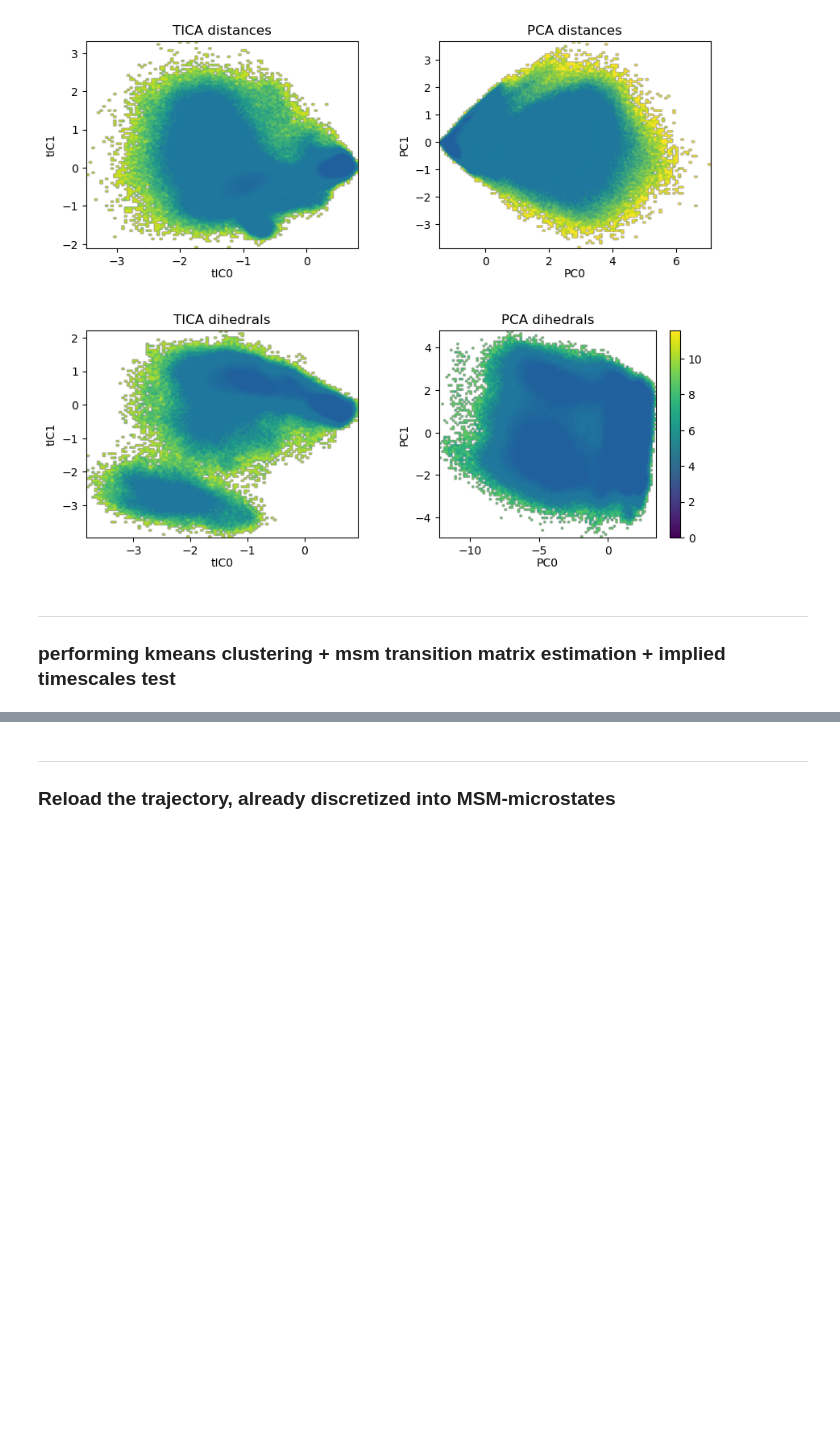
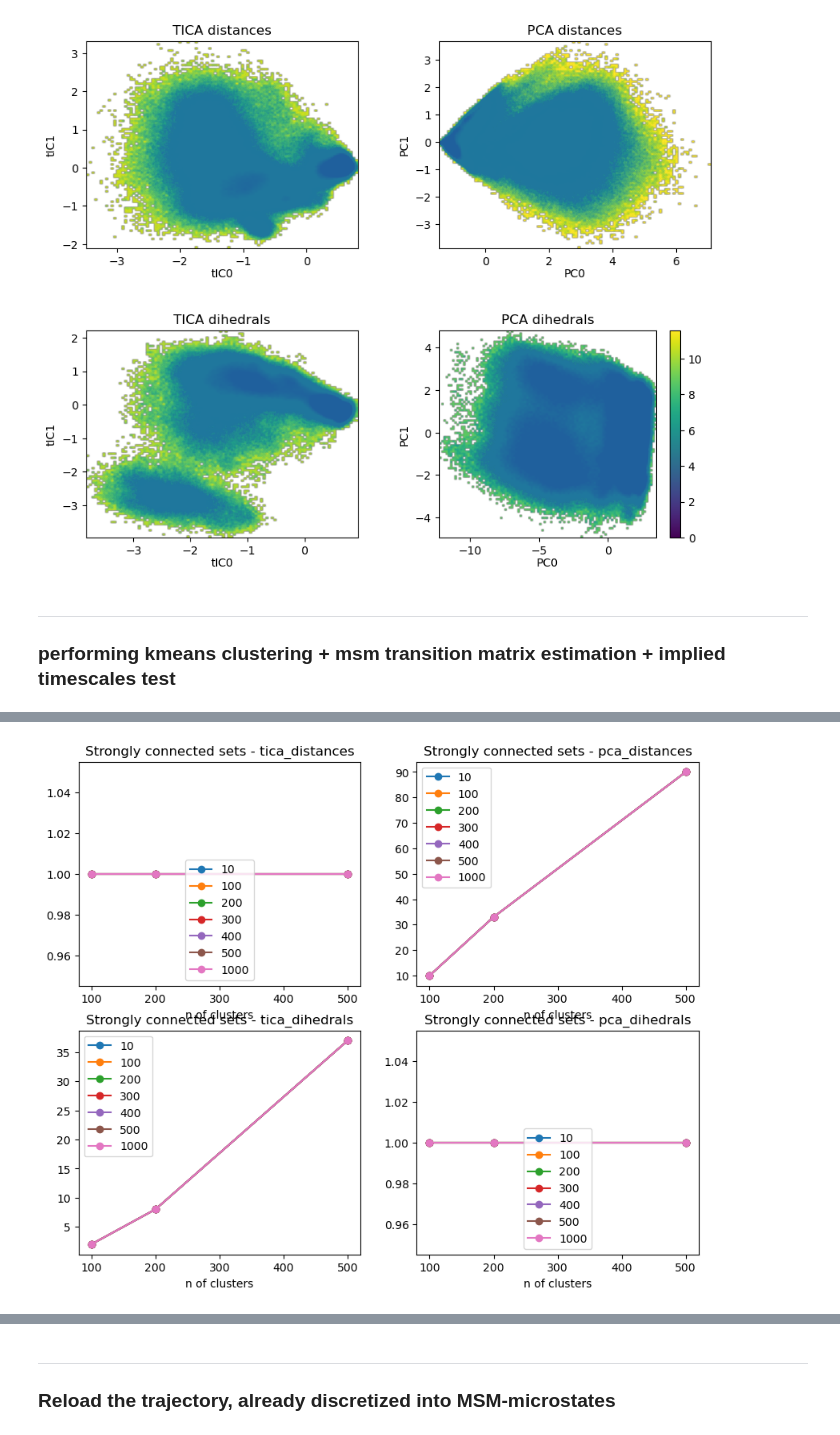
Before and after one commit to miriamzara/MSM, a Jupyter notebook: step_3new_msm_construction.ipynb, the cells around one changed output, grey strips where cells are left out. Saved outputs shown, nothing was run; the diff lists cells and outputs as text; code cells hidden in the pictures; blank space fills up the shorter version.

```diff
--- a/step_3new_msm_construction.ipynb
+++ b/step_3new_msm_construction.ipynb
@@ -254,0 +243,14 @@ Skipping state set [480] due to error in estimation: Some row and corresponding
+# %%
+fig, axs = plt.subplots(2,2, figsize=(10, 8))
+axs = axs.flatten()
+for i, traj in enumerate(trajectories_labels):
+
+
+    for lag in lagtimes:
+        sc_counts = [strongly_connected_sets_counts[(traj, n_clusters, lag)] for n_clusters in kcluster_list]
+        axs[i].plot(kcluster_list, sc_counts, marker='o', label=lag)
+    axs[i].set_title(f"Strongly connected sets - {traj}")
+    axs[i].set_xlabel("n of clusters")
+    axs[i].legend()
+# %% [output]
+[figure, added]
```
Also changed, not shown: parts of 5 cells of this notebook, 2 other files.
